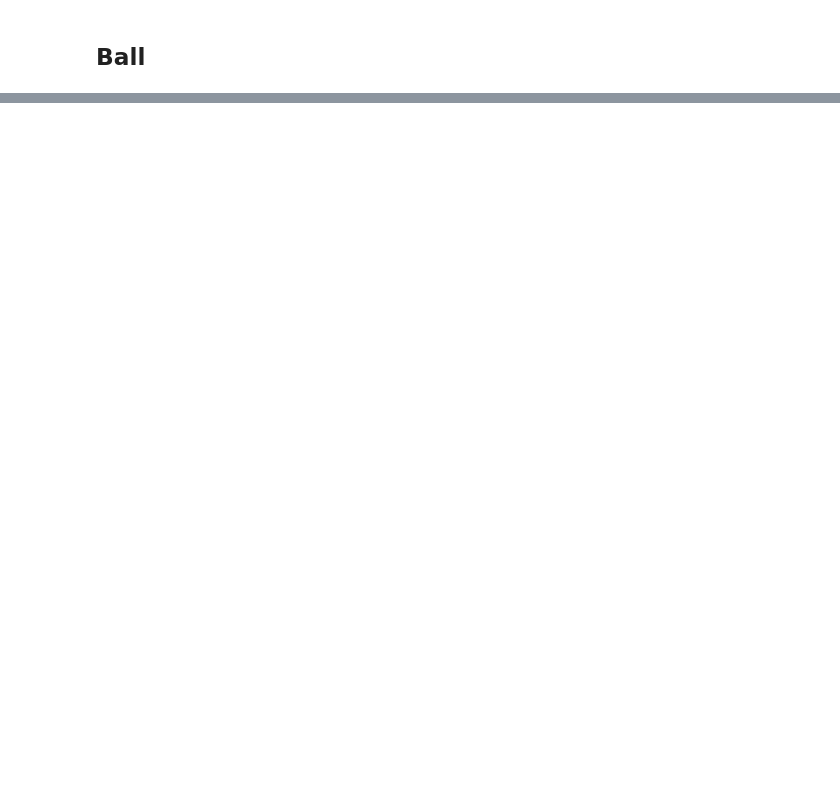
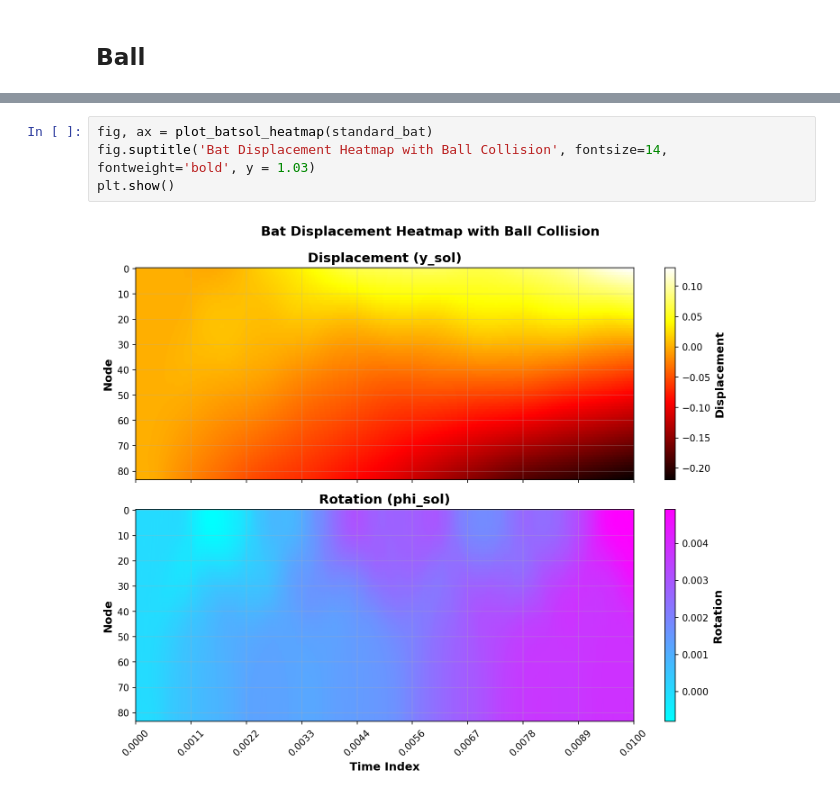
Before and after one commit to navawolfish/bat-ball-collision-model, a Jupyter notebook: do_integration.ipynb, the cells around one changed output, grey strips where cells are left out. Drawn from its saved outputs; the diff is of its cells as text; blank space fills up the shorter version.

```diff
--- a/do_integration.ipynb
+++ b/do_integration.ipynb
@@ -603,0 +516,6 @@ def hysteresis_curve(u, k = 6.533107, alpha = 1.84):
+# %%
+fig, ax = plot_batsol_heatmap(standard_bat)
+fig.suptitle('Bat Displacement Heatmap with Ball Collision', fontsize=14, fontweight='bold', y = 1.03)
+plt.show()
+# %% [output]
+[figure, added]
```
Also changed, not shown: parts of 29 cells of this notebook, 13 other files.
